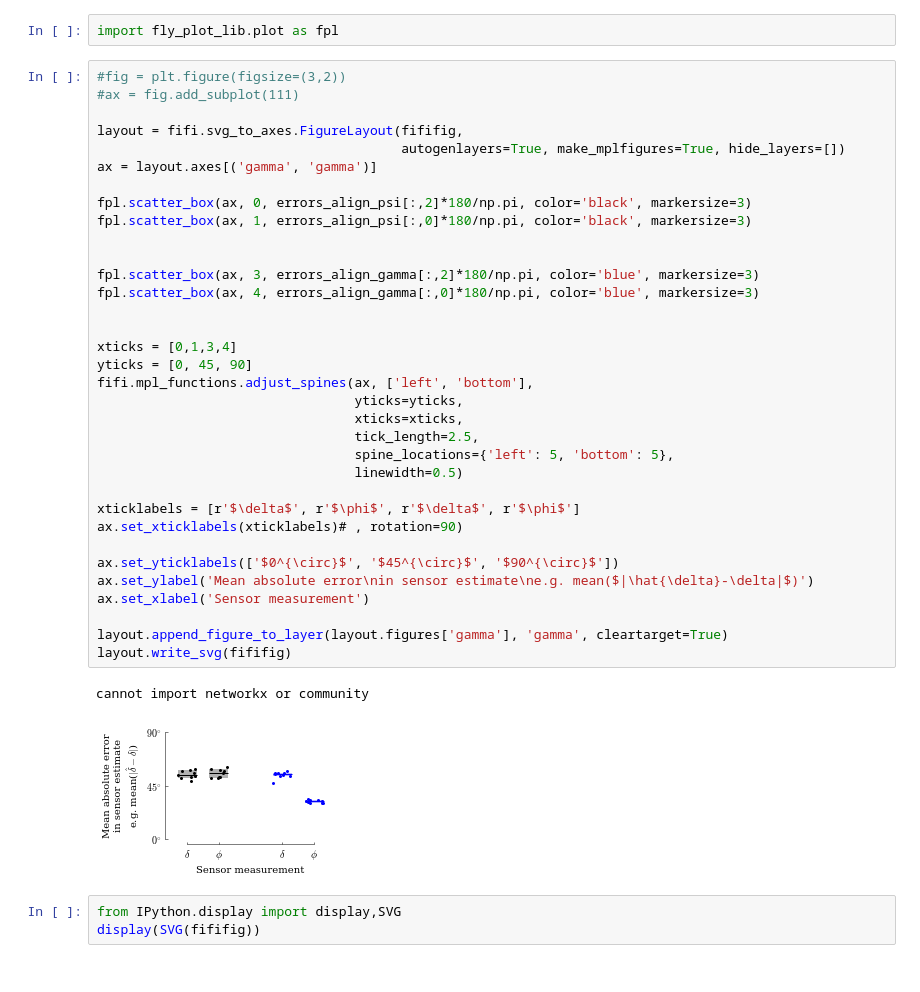
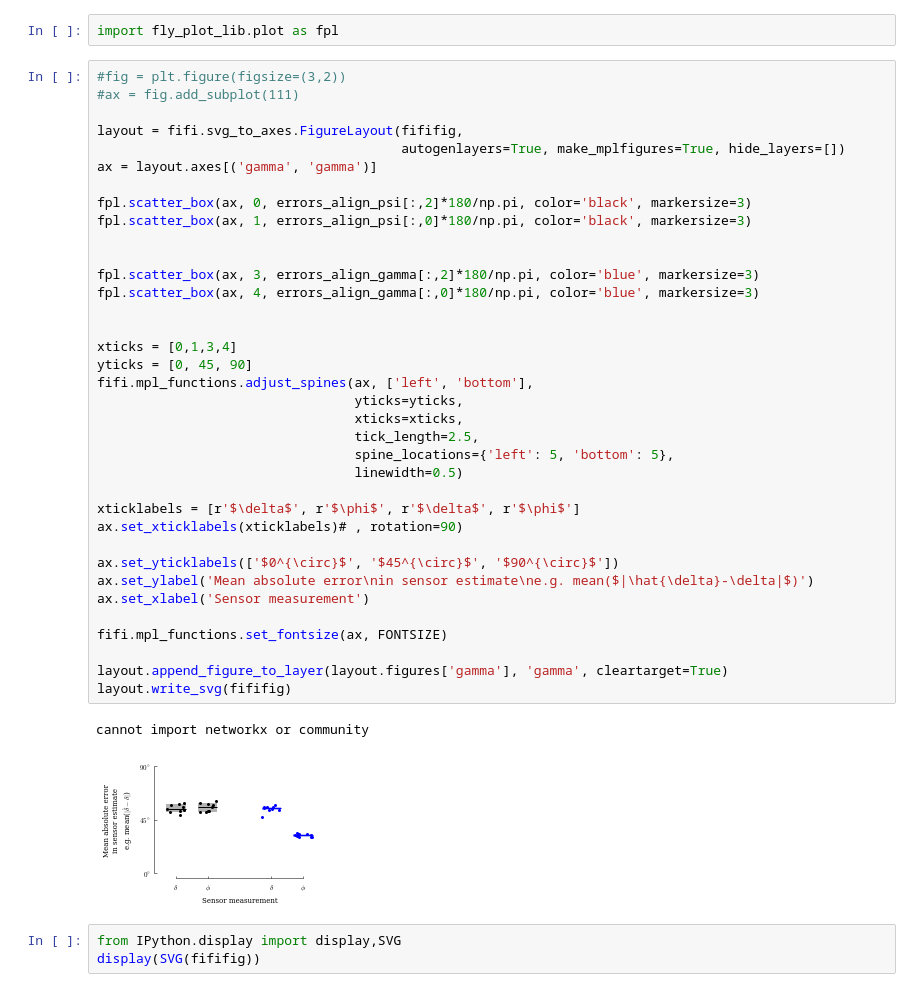
Before and after one commit to florisvb/active_anemosensing, a Jupyter notebook: notebooks_to_generate_figures/fig_11_gamma_analysis.ipynb, the cells around one changed output. Saved outputs shown, nothing was run; the diff lists cells and outputs as text.

```diff
--- a/notebooks_to_generate_figures/fig_11_gamma_analysis.ipynb
+++ b/notebooks_to_generate_figures/fig_11_gamma_analysis.ipynb
@@ -137,34 +137,36 @@ layout = fifi.svg_to_axes.FigureLayout(fififig,
 ax = layout.axes[('gamma', 'gamma')]
 
 fpl.scatter_box(ax, 0, errors_align_psi[:,2]*180/np.pi, color='black', markersize=3)
 fpl.scatter_box(ax, 1, errors_align_psi[:,0]*180/np.pi, color='black', markersize=3)
 
 
 fpl.scatter_box(ax, 3, errors_align_gamma[:,2]*180/np.pi, color='blue', markersize=3)
 fpl.scatter_box(ax, 4, errors_align_gamma[:,0]*180/np.pi, color='blue', markersize=3)
 
 
 xticks = [0,1,3,4]
 yticks = [0, 45, 90]
 fifi.mpl_functions.adjust_spines(ax, ['left', 'bottom'],
                                  yticks=yticks,
                                  xticks=xticks,
                                  tick_length=2.5,
                                  spine_locations={'left': 5, 'bottom': 5},
                                  linewidth=0.5)
 
 xticklabels = [r'$\delta$', r'$\phi$', r'$\delta$', r'$\phi$']
 ax.set_xticklabels(xticklabels)# , rotation=90)
 
 ax.set_yticklabels(['$0^{\circ}$', '$45^{\circ}$', '$90^{\circ}$'])
 ax.set_ylabel('Mean absolute error\nin sensor estimate\ne.g. mean($|\hat{\delta}-\delta|$)')
 ax.set_xlabel('Sensor measurement')
 
+fifi.mpl_functions.set_fontsize(ax, FONTSIZE)
+
 layout.append_figure_to_layer(layout.figures['gamma'], 'gamma', cleartarget=True)
 layout.write_svg(fififig)
 # %% [output]
 cannot import networkx or community
-[figure, old version]
+[figure, new version]
 # %%
 from IPython.display import display,SVG
 display(SVG(fififig))
```
Also changed, not shown: 4 other files.
